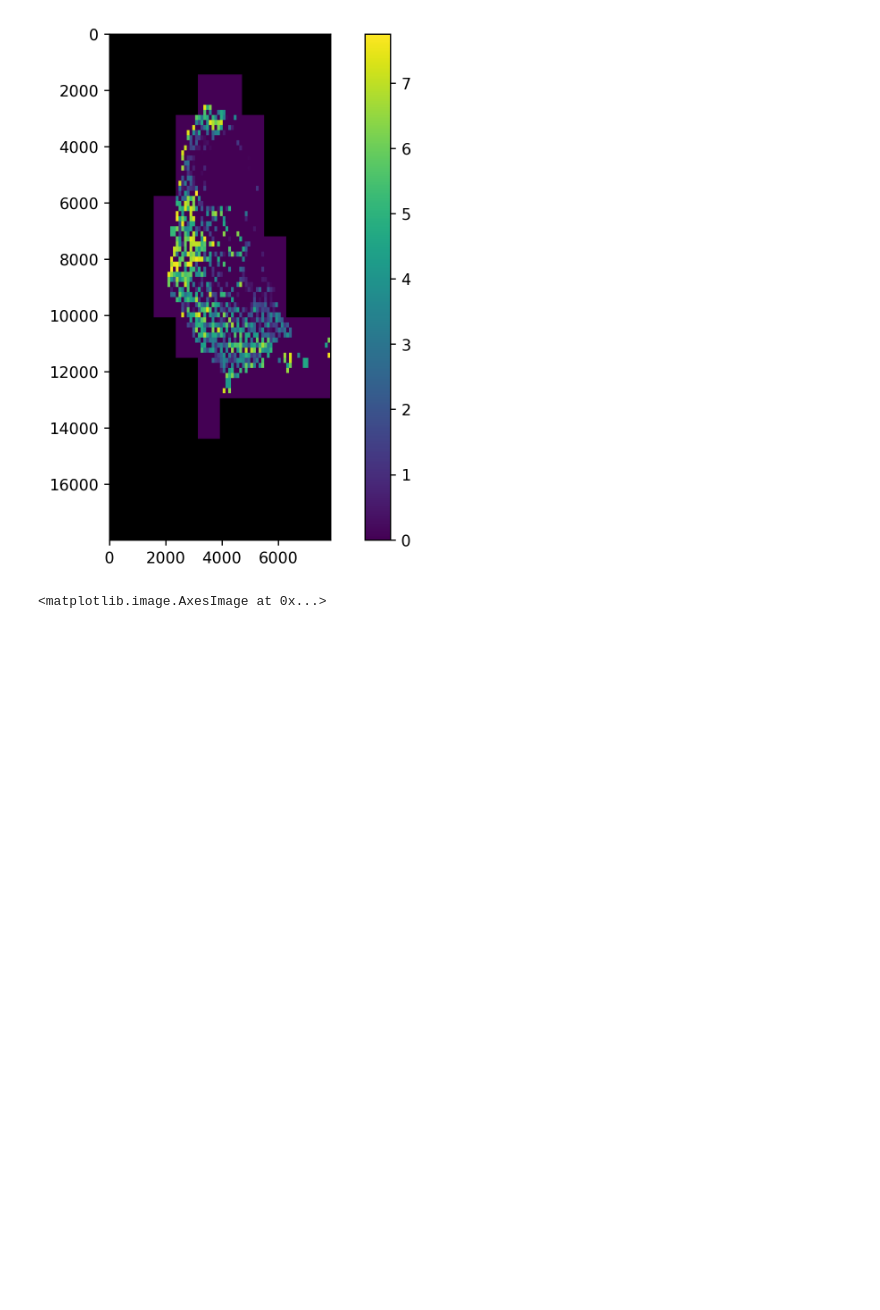
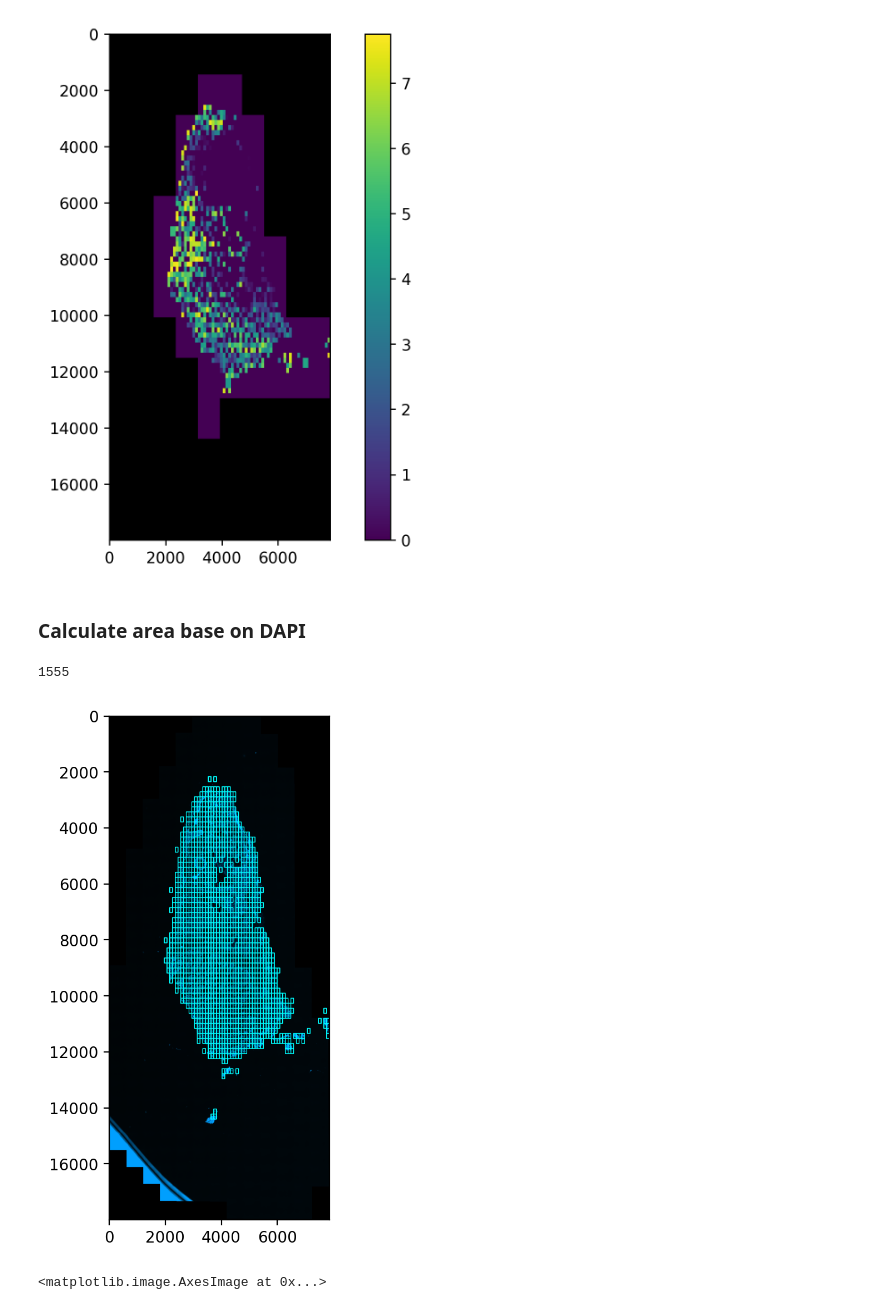
Before and after one commit to BiomedicalMachineLearning/SkinSpatial, a Jupyter notebook: Posprocess_result_from_QuPath.ipynb, the cells around one changed output. Drawn from its saved outputs; the diff is of its cells as text; code cells hidden in the pictures; blank space fills up the shorter version.

```diff
--- a/Posprocess_result_from_QuPath.ipynb
+++ b/Posprocess_result_from_QuPath.ipynb
@@ -386,3 +386,5 @@ plt.savefig('collocalization_heatmap_normalized_cell_count_scene1')
 # sns.palplot(sns.mpl_palette("viridis", len(set(box_scores))))
 # %% [output]
 [figure]
+# %% [markdown]
+###  Calculate area base on DAPI
@@ -389,3 +451,12 @@ plt.savefig('collocalization_heatmap_normalized_cell_count_scene1')
+# %%
+demo_image = draw_rectangles(img_dapi_origin, all_rects, thickness=30)
+print(len(all_rects))
+plt.figure(num=None, figsize=(8, 6), dpi=200, facecolor='w', edgecolor='k')
+plt.imshow(demo_image, vmax=255, vmin=0)
+plt.savefig('All_annotation_visualize')
+# %% [output]
+1555
+[figure, added]
 # %%
 import scipy
 tr = scipy.ndimage.rotate(demo_image,-90)
```
Also changed, not shown: parts of 5 cells of this notebook, 3 other files.
